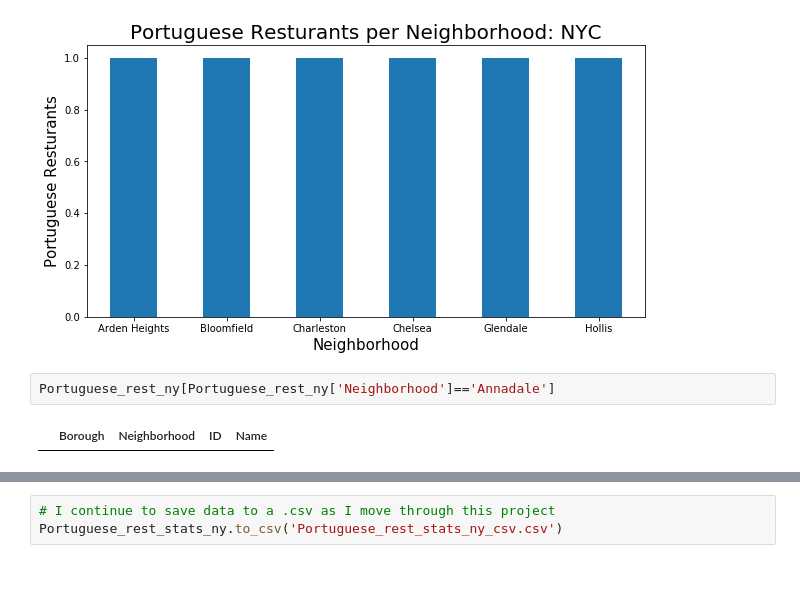
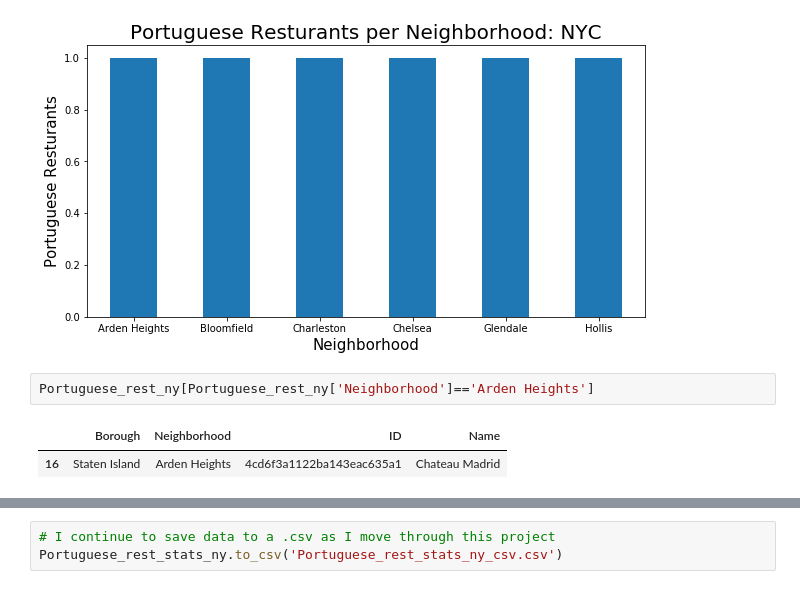
Before and after one commit to correiapedro439/github-coursera-, a Jupyter notebook: Battle of neighborhoods Week 1_2.ipynb, the cells around one changed output, grey strips where cells are left out. Saved outputs shown, nothing was run; the diff lists cells and outputs as text.

```diff
--- a/Battle of neighborhoods Week 1_2.ipynb
+++ b/Battle of neighborhoods Week 1_2.ipynb
@@ -308,9 +304,10 @@ plt.show()
 # %% [output]
 [figure]
 # %%
-Portuguese_rest_ny[Portuguese_rest_ny['Neighborhood']=='Annadale']
+Portuguese_rest_ny[Portuguese_rest_ny['Neighborhood']=='Arden Heights']
 # %% [output]
 |  | Borough | Neighborhood | ID | Name |
+| 16 | Staten Island | Arden Heights | 4cd6f3a1122ba143eac635a1 | Chateau Madrid |
 # %%
 column_names=['Borough', 'Neighborhood', 'ID','Name','Likes','Rating','Tips']
 Portuguese_rest_stats_ny=pd.DataFrame(columns=column_names)
```
Also changed, not shown: parts of 15 cells of this notebook.
